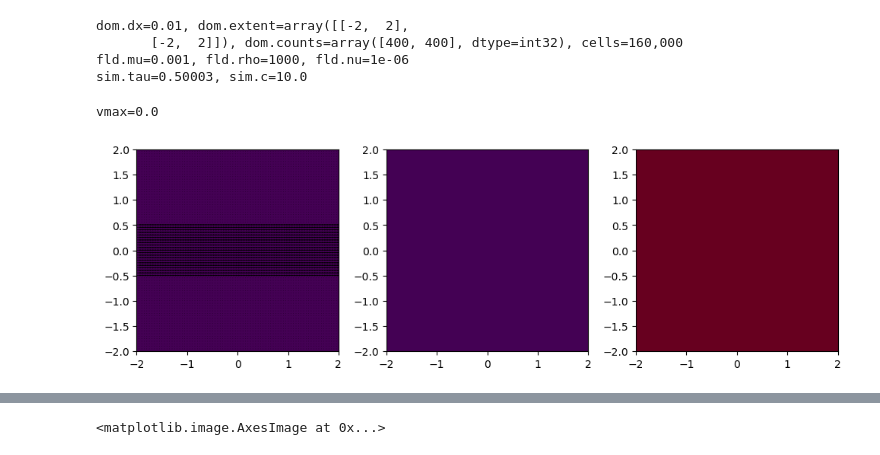
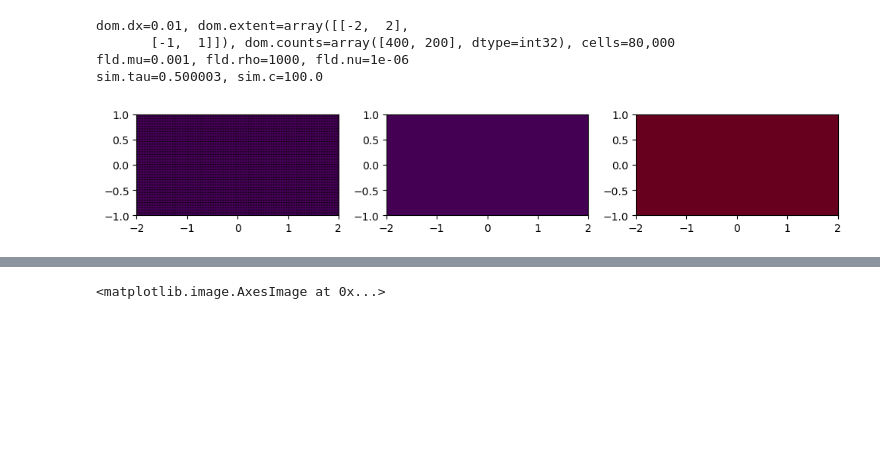
Before and after one commit to djbarker/boltzmann, a Jupyter notebook: python/examples/example_1.ipynb, the cells around one changed output, grey strips where cells are left out. Saved outputs shown, nothing was run; the diff lists cells and outputs as text; code cells hidden in the pictures; blank space fills up the shorter version.

```diff
--- a/python/examples/example_1.ipynb
+++ b/python/examples/example_1.ipynb
@@ -17,19 +20,19 @@ from vtkio import write_vti
 # %%
 # params
 # dom = DomainMeta.with_extent_and_counts(extent=[[-1, 1], [-1, 1.1]], counts=[200, 220])
-dom = DomainMeta.with_extent_and_counts(extent=[[-2, 2], [-2, 2]], counts=[400, 400])
+dom = DomainMeta.with_extent_and_counts(extent=[[-2, 2], [-1, 1]], counts=[400, 200])
 fld = FluidMeta(mu=0.001, rho=1000)
-# sim = SimulationMeta(domain=dom, fluid=fld, dt=0.0001)
-sim = SimulationMeta(domain=dom, fluid=fld, dt=0.001)
+sim = SimulationMeta(domain=dom, fluid=fld, dt=0.0001)
+# sim = SimulationMeta(domain=dom, fluid=fld, dt=0.001)
 
 print(f"{dom.dx=}, {dom.extent=}, {dom.counts=}, cells={np.prod(dom.counts):,d}")
 print(f"{fld.mu=}, {fld.rho=}, {fld.nu=}")
 print(f"{sim.tau=}, {sim.c=}")
 # %% [output]
 dom.dx=0.01, dom.extent=array([[-2,  2],
-       [-2,  2]]), dom.counts=array([400, 400], dtype=int32), cells=160,000
+       [-1,  1]]), dom.counts=array([400, 200], dtype=int32), cells=80,000
 fld.mu=0.001, fld.rho=1000, fld.nu=1e-06
-sim.tau=0.50003, sim.c=10.0
+sim.tau=0.500003, sim.c=100.0
 # %%
 # initialize arrays
 f = dom.make_array(9)
@@ -61,21 +64,21 @@ xx, yy = np.meshgrid(dom.x, dom.y, indexing="ij")
 #
 # v = np.stack([vx, vy], -1)
 
-
-vmax = np.sqrt(np.max(np.sum(v**2, -1)))
-print(f"{vmax=}")
-
 # --- Cylinder
-cell[:, :] = CellType.BC_WALL.value * (((xx - 0) ** 2 + (yy - 0.0) ** 2) < 0.2**2.0)
+cell[:, :] = CellType.BC_WALL.value * (((xx - -1.2) ** 2 + (yy - 0.0) ** 2) < 0.2**2.0)
 
 # --- In-flow jet
-cell[1, :150] = CellType.BC_WALL.value
-cell[1, -150:] = CellType.BC_WALL.value
-cell[1, 150:-150] = CellType.FIXED_VELOCITY.value
-v[:, 150:-150, 0] = sim.c * 0.1
+# cell[1, :150] = CellType.BC_WALL.value
+# cell[1, -150:] = CellType.BC_WALL.value
+# cell[1, 150:-150] = CellType.FIXED_VELOCITY.value
+# v[:, 150:-150, 0] = sim.c * 0.1
+
+cell[1, :] = CellType.FIXED_VELOCITY.value
+v[:, :, 0] = sim.c * 0.2
-# %% [output]
-vmax=0.0
 # %%
+vmax = sim.c * 0.3
+
+
 def plot(t: int, path: str | None = None):
     s = slice(1, -1, 5)
     fig = plt.figure(figsize=(10, 5))
@@ -90,34 +93,34 @@ def plot(t: int, path: str | None = None):
     ax1.imshow(
         np.sqrt(np.sum(v**2, -1))[1:-1, 1:-1].T,
         **im_kwargs,
         vmax=vmax,
     )
     ax1.quiver(xx[s, s], yy[s, s], v[s, s, 0], v[s, s, 1])
     ax2.imshow(
         rho[1:-1, 1:-1].T,
         **im_kwargs,
     )  # , vmin=rho_*0.99, vmax=rho_*1.01)
     ax3.imshow(
         curl[1:-1, 1:-1].T,
         **im_kwargs,
         cmap=plt.cm.RdBu,
     )
     # fig.suptitle(f"$t={t}$")
     fig.tight_layout()
 
     if path is None:
         plt.show()
         return
 
     fig.savefig(path, dpi=300)
     fig.clear()
     plt.close()
     return
 
 
 plot(-1)
 # %% [output]
-[figure, old version]
+[figure, new version]
 # %%
 write_vti(f"out/example1_{0:06d}.vti", dom, v, rho, curl, cell)
 # %%
```
Also changed, not shown: parts of 3 cells of this notebook, 13 other files.
